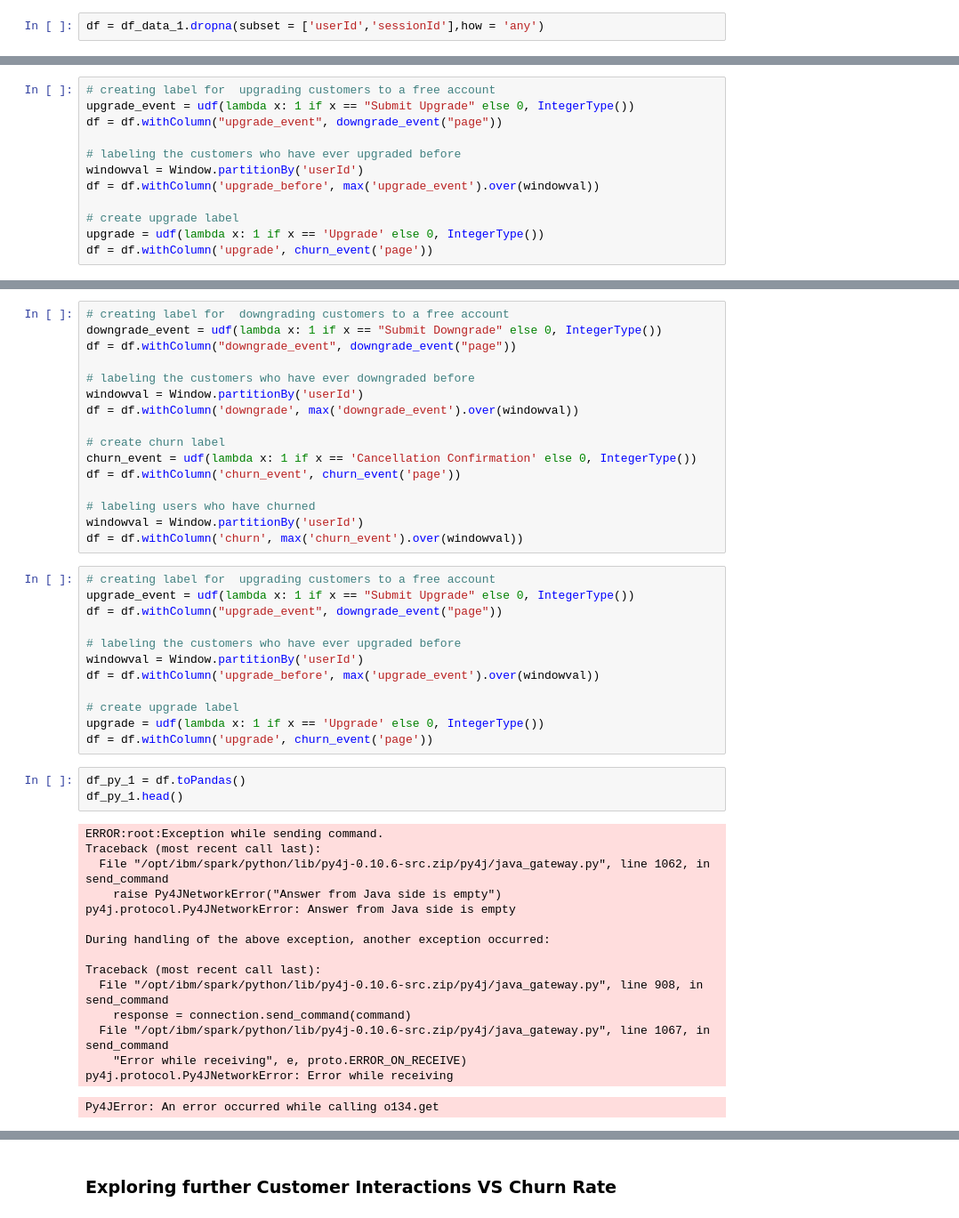
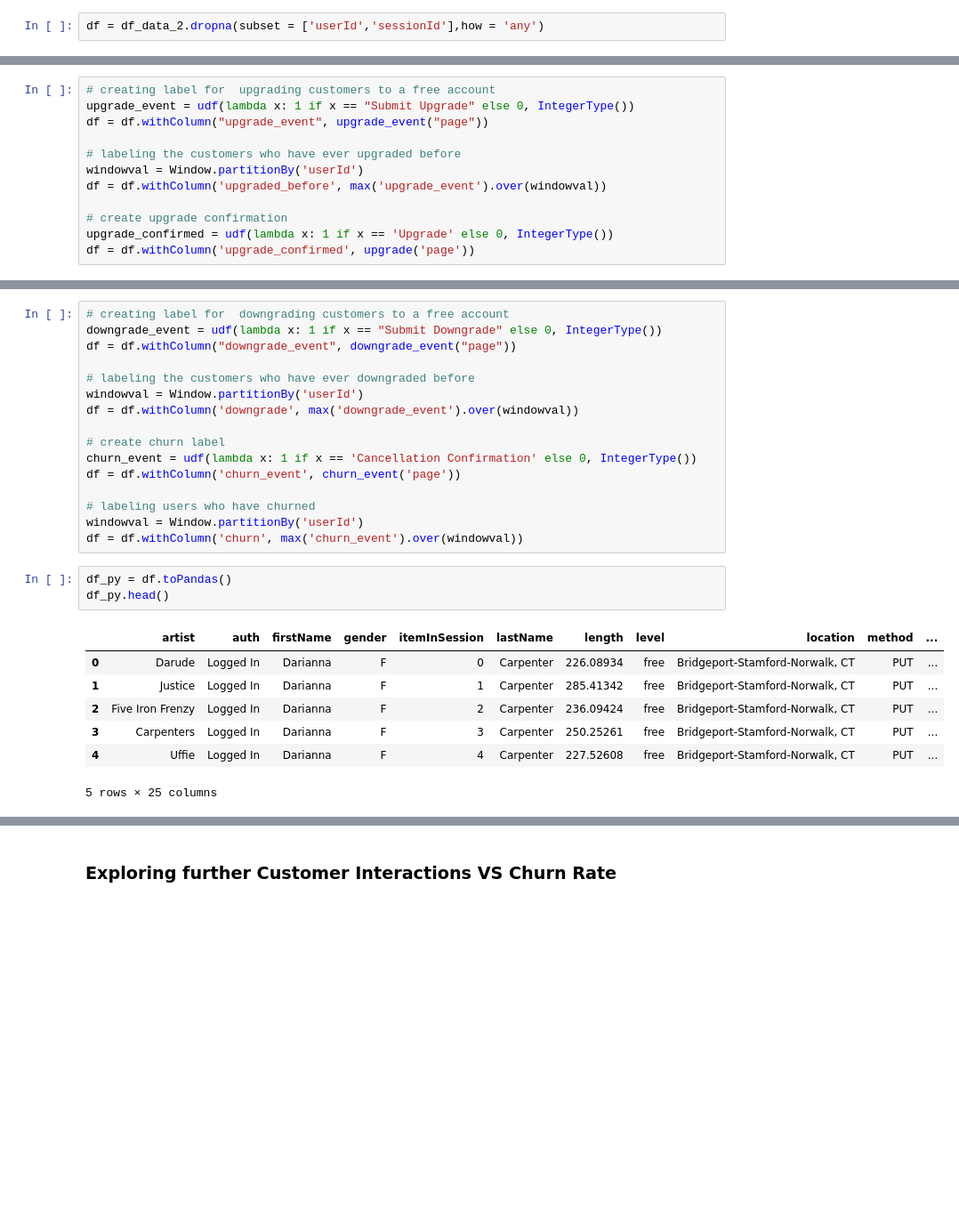
Before and after one commit to SimplifyData/Sparkify-with-Apache-Spark-Mllib-Data-Science, a Jupyter notebook: Sparkify Notebook.ipynb, the cells around one changed output, grey strips where cells are left out. Shown at 89% size. Cells and saved outputs as stored; diff of their text form; blank space fills up the shorter version.

```diff
--- a/Sparkify Notebook.ipynb
+++ b/Sparkify Notebook.ipynb
@@ -29,4 +25,4 @@ from pyspark.sql import Window
 # %% [markdown]
 ##### Removing missing values from User ID and Session ID
 # %%
-df = df_data_1.dropna(subset = ['userId','sessionId'],how = 'any')
+df = df_data_2.dropna(subset = ['userId','sessionId'],how = 'any')
@@ -116,12 +100,12 @@ array(['free', 'paid'], dtype=object)
 # %%
 # creating label for  upgrading customers to a free account
 upgrade_event = udf(lambda x: 1 if x == "Submit Upgrade" else 0, IntegerType())
-df = df.withColumn("upgrade_event", downgrade_event("page"))
+df = df.withColumn("upgrade_event", upgrade_event("page"))
 
 # labeling the customers who have ever upgraded before
 windowval = Window.partitionBy('userId')
-df = df.withColumn('upgrade_before', max('upgrade_event').over(windowval))
+df = df.withColumn('upgraded_before', max('upgrade_event').over(windowval))
 
-# create upgrade label
-upgrade = udf(lambda x: 1 if x == 'Upgrade' else 0, IntegerType())
-df = df.withColumn('upgrade', churn_event('page'))
+# create upgrade confirmation
+upgrade_confirmed = udf(lambda x: 1 if x == 'Upgrade' else 0, IntegerType())
+df = df.withColumn('upgrade_confirmed', upgrade('page'))
@@ -141,35 +127,15 @@ df = df.withColumn('churn_event', churn_event('page'))
 # labeling users who have churned
 windowval = Window.partitionBy('userId')
 df = df.withColumn('churn', max('churn_event').over(windowval))
-# %%
-# creating label for  upgrading customers to a free account
-upgrade_event = udf(lambda x: 1 if x == "Submit Upgrade" else 0, IntegerType())
-df = df.withColumn("upgrade_event", downgrade_event("page"))
-
-# labeling the customers who have ever upgraded before
-windowval = Window.partitionBy('userId')
-df = df.withColumn('upgrade_before', max('upgrade_event').over(windowval))
-
-# create upgrade label
-upgrade = udf(lambda x: 1 if x == 'Upgrade' else 0, IntegerType())
-df = df.withColumn('upgrade', churn_event('page'))
 # %%
-df_py_1 = df.toPandas()
-df_py_1.head()
+df_py = df.toPandas()
+df_py.head()
 # %% [output]
+|  | artist | auth | firstName | gender | itemInSession | lastName | length | level | location | method | ... |
+| 0 | Darude | Logged In | Darianna | F | 0 | Carpenter | 226.08934 | free | Bridgeport-Stamford-Norwalk, CT | PUT | ... |
+| 1 | Justice | Logged In | Darianna | F | 1 | Carpenter | 285.41342 | free | Bridgeport-Stamford-Norwalk, CT | PUT | ... |
+| 2 | Five Iron Frenzy | Logged In | Darianna | F | 2 | Carpenter | 236.09424 | free | Bridgeport-Stamford-Norwalk, CT | PUT | ... |
+| 3 | Carpenters | Logged In | Darianna | F | 3 | Carpenter | 250.25261 | free | Bridgeport-Stamford-Norwalk, CT | PUT | ... |
+| 4 | Uffie | Logged In | Darianna | F | 4 | Carpenter | 227.52608 | free | Bridgeport-Stamford-Norwalk, CT | PUT | ... |
-ERROR:root:Exception while sending command.
-Traceback (most recent call last):
-  File "/opt/ibm/spark/python/lib/py4j-0.10.6-src.zip/py4j/java_gateway.py", line 1062, in send_command
-    raise Py4JNetworkError("Answer from Java side is empty")
-py4j.protocol.Py4JNetworkError: Answer from Java side is empty
-
-During handling of the above exception, another exception occurred:
-
-Traceback (most recent call last):
-  File "/opt/ibm/spark/python/lib/py4j-0.10.6-src.zip/py4j/java_gateway.py", line 908, in send_command
-    response = connection.send_command(command)
-  File "/opt/ibm/spark/python/lib/py4j-0.10.6-src.zip/py4j/java_gateway.py", line 1067, in send_command
-    "Error while receiving", e, proto.ERROR_ON_RECEIVE)
-py4j.protocol.Py4JNetworkError: Error while receiving
+5 rows × 25 columns
-Py4JError: An error occurred while calling o134.get
 # %%
```
Also changed, not shown: parts of 21 cells of this notebook.
